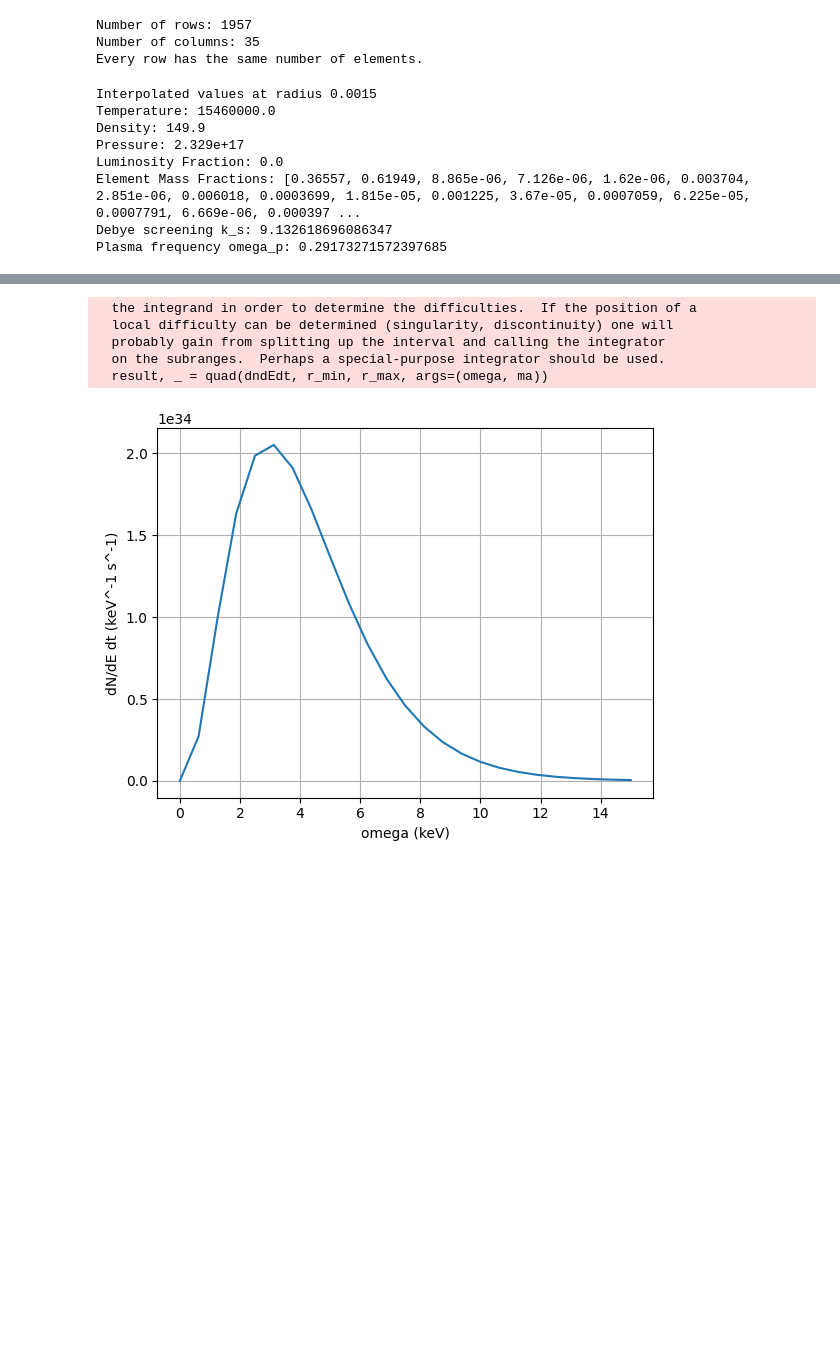
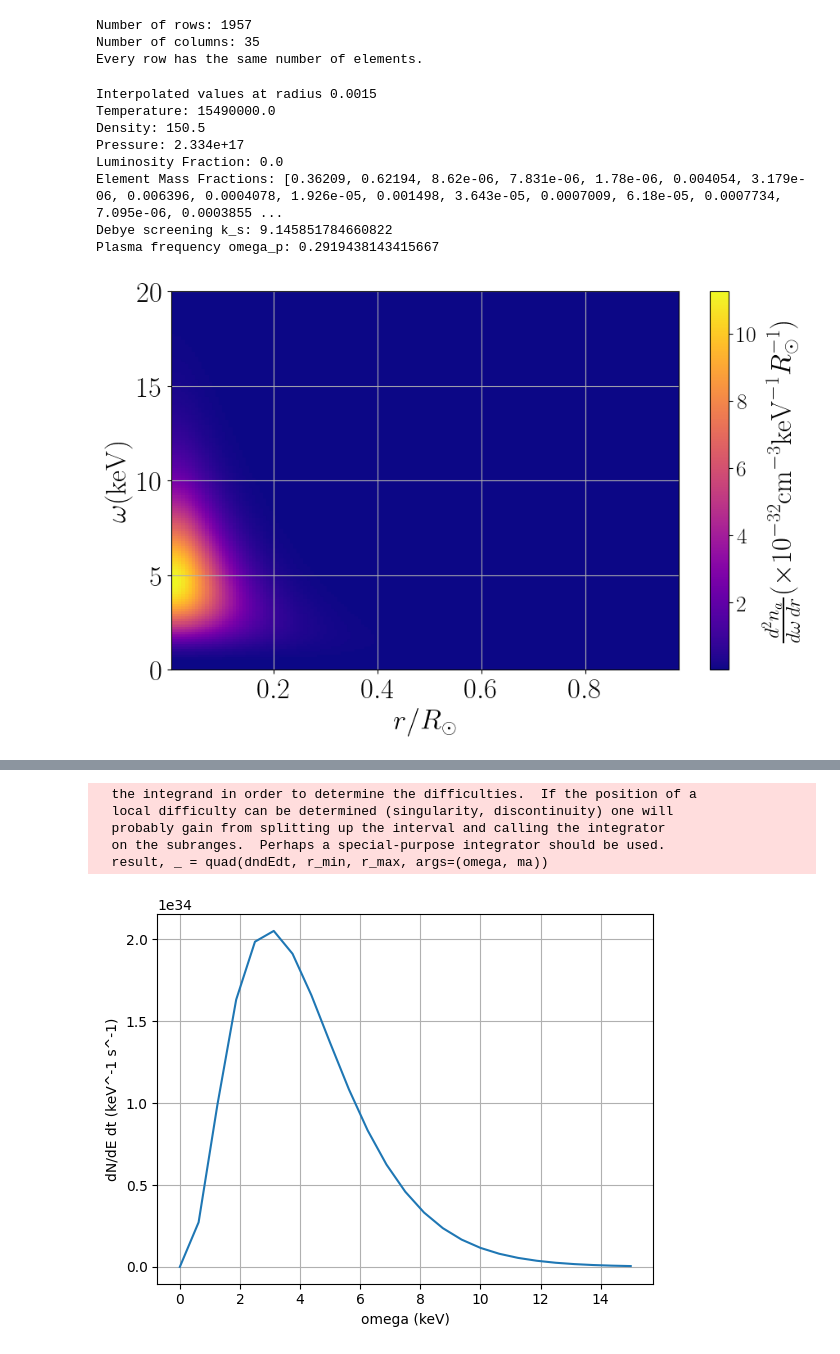
Before and after one commit to pcarenza95/SolarAxionCode, a Jupyter notebook: SolarAxions.ipynb, the cells around one changed output, grey strips where cells are left out. Drawn from its saved outputs; the diff is of its cells as text; code cells hidden in the pictures; blank space fills up the shorter version.

```diff
--- a/SolarAxions.ipynb
+++ b/SolarAxions.ipynb
@@ -31,7 +31,8 @@ url_agss09 = "https://wwwmpa.mpa-garching.mpg.de/~aldos/SSM/AGSS09/model_agss09.
 url_gs98 = "https://wwwmpa.mpa-garching.mpg.de/~aldos/SSM/AGSS09/model_gs98.dat"
 url_agss09ph = "https://wwwmpa.mpa-garching.mpg.de/~aldos/SSM/AGSS09/model_agss09ph.dat"
 url_ags05 = "https://wwwmpa.mpa-garching.mpg.de/~aldos/SSM/AGSS09/model_ags05.dat"
-table_data = read_table_from_url(url_ags05)
+#change url here below
+table_data = read_table_from_url(url_agss09)
 #print("Properties of the solar model", table_data[1968:])
 table_data = table_data[11:1968]
 # Determine the number of rows and columns
@@ -135,13 +136,13 @@ print("Debye screening k_s:", kappa(target_radius))
 print("Plasma frequency omega_p:", omega_p(target_radius))
 # %% [output]
 Interpolated values at radius 0.0015
-Temperature: 15460000.0
-Density: 149.9
-Pressure: 2.329e+17
+Temperature: 15490000.0
+Density: 150.5
+Pressure: 2.334e+17
 Luminosity Fraction: 0.0
-Element Mass Fractions: [0.36557, 0.61949, 8.865e-06, 7.126e-06, 1.62e-06, 0.003704, 2.851e-06, 0.006018, 0.0003699, 1.815e-05, 0.001225, 3.67e-05, 0.0007059, 6.225e-05, 0.0007791, 6.669e-06, 0.000397 ...
-Debye screening k_s: 9.132618696086347
-Plasma frequency omega_p: 0.29173271572397685
+Element Mass Fractions: [0.36209, 0.62194, 8.62e-06, 7.831e-06, 1.78e-06, 0.004054, 3.179e-06, 0.006396, 0.0004078, 1.926e-05, 0.001498, 3.643e-05, 0.0007009, 6.18e-05, 0.0007734, 7.095e-06, 0.0003855 ...
+Debye screening k_s: 9.145851784660822
+Plasma frequency omega_p: 0.2919438143415667
 # %%
 def dndEdt(r, omega, ma):
 
@@ -178,3 +178,55 @@ def dNdEdt(gag, omega, ma):
     result, _ = quad(dndEdt, r_min, r_max, args=(omega, ma))
     result = result * (gag**2) * 6.68414*1.e+61
     return result #in keV^-1 s^-1
+# %%
+#2D plot in the radius vs energy plane
+# Define the range of values for r and omega
+r_min = table_data[:, 1].min()
+r_max = table_data[:, 1].max()
+r_values = np.linspace(r_min, r_max, 150)  #in R_sun Change the range as per your requirement
+omega_values = np.linspace(0, 20, 150)  #keV Change the range as per your requirement
+
+# Create a meshgrid from r and omega values
+r_mesh, omega_mesh = np.meshgrid(r_values, omega_values)
+
+# Define the mass parameter ma
+ma = 0  #keV. You can change this value as per your requirement
+
+# Calculate the function values for the meshgrid
+dndEdt_values = np.array([[ 1.e+32 * 3.69e-30*dndEdt(rr, oo, ma)/(4*np.pi*rr**2) +1.e-25 for rr in r_values] for oo in omega_values]) #in 1/(cm^3 keV R_sun)
+# %%
+from matplotlib.ticker import MaxNLocator
+from matplotlib.colors import LogNorm
+import matplotlib as mpl
+# Exporting the table to a DAT file
+#np.savetxt('dndEdt_values_AGSS09.dat', dndEdt_values)
+
+# Enable LaTeX rendering
+plt.rcParams.update({
+    "text.usetex": True,
+    "font.family": "serif",
+    "font.serif": ["Times New Roman"],
+    "axes.labelsize": 25,   # Custom label size
+    "xtick.labelsize": 25,  # Custom x-axis tick label size
+    "ytick.labelsize": 25,  # Custom y-axis tick label size
+    "legend.fontsize": 25,  # Custom legend font size
+})
+
+
+# Plotting
+plt.figure(figsize=(10, 6))
+
+# Smooth density plot
+norm = mpl.colors.Normalize(vmin=dndEdt_values.max()*1.e-5, vmax=dndEdt_values.max())
+plt.imshow(dndEdt_values, cmap='plasma', origin='lower', aspect='auto', extent=[r_values.min(), r_values.max(), omega_values.min(), omega_values.max()], norm=norm)
+cbar = plt.colorbar(label=r'$\frac{d^{2} n_{a}}{d\omega\, dr}(\times 10^{-32}{\rm cm}^{-3}{\rm keV}^{-1}R_{\odot}^{-1})$')
+cbar.ax.yaxis.set_major_locator(MaxNLocator(integer=True))  # Ensure integer ticks on colorbar
+cbar.ax.tick_params(labelsize=20)  # Custom legend tick label size
+plt.xlabel(r'$r/R_{\odot}$')
+plt.ylabel(r'$\omega ({\rm keV})$')
+plt.grid(True)
+# Save the plot as PDF
+plt.savefig('sun_density_plot.pdf', bbox_inches='tight')
+plt.show()
+# %% [output]
+[figure, added]
```
Also changed, not shown: parts of 3 cells of this notebook.
